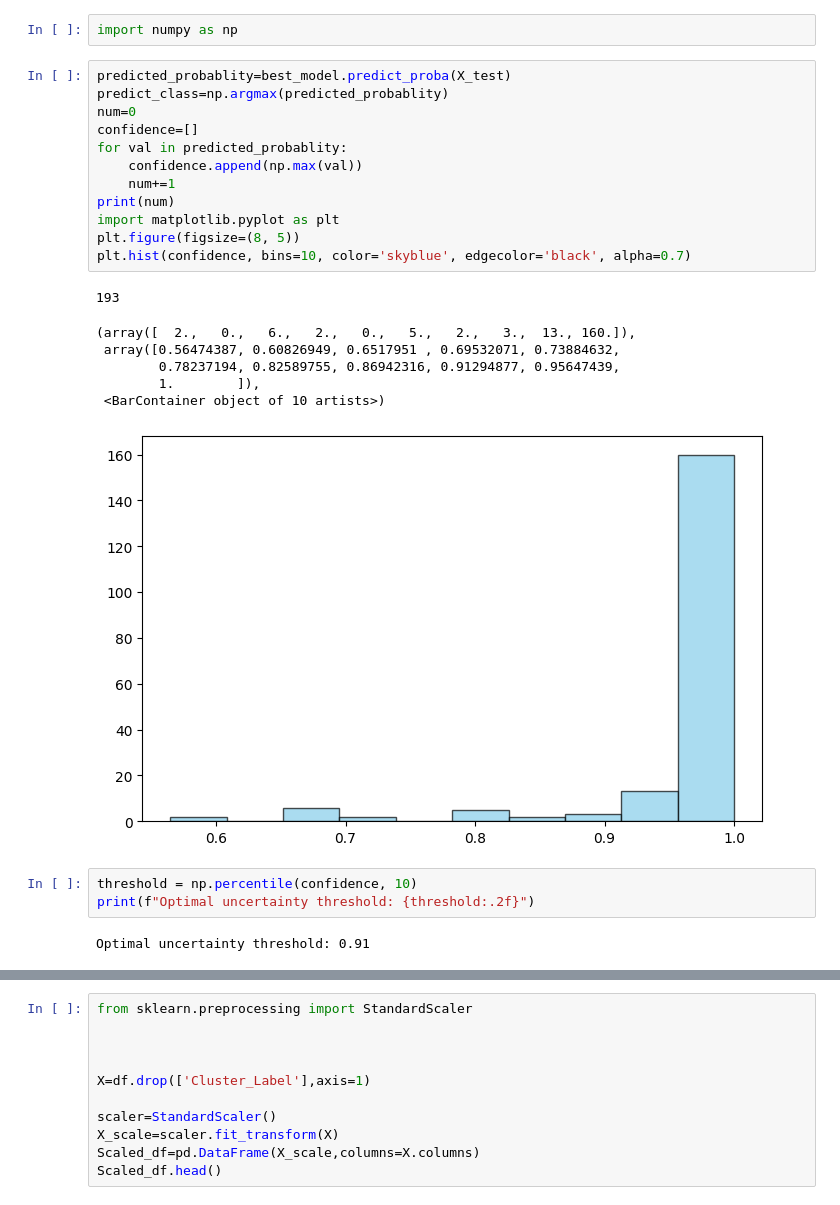
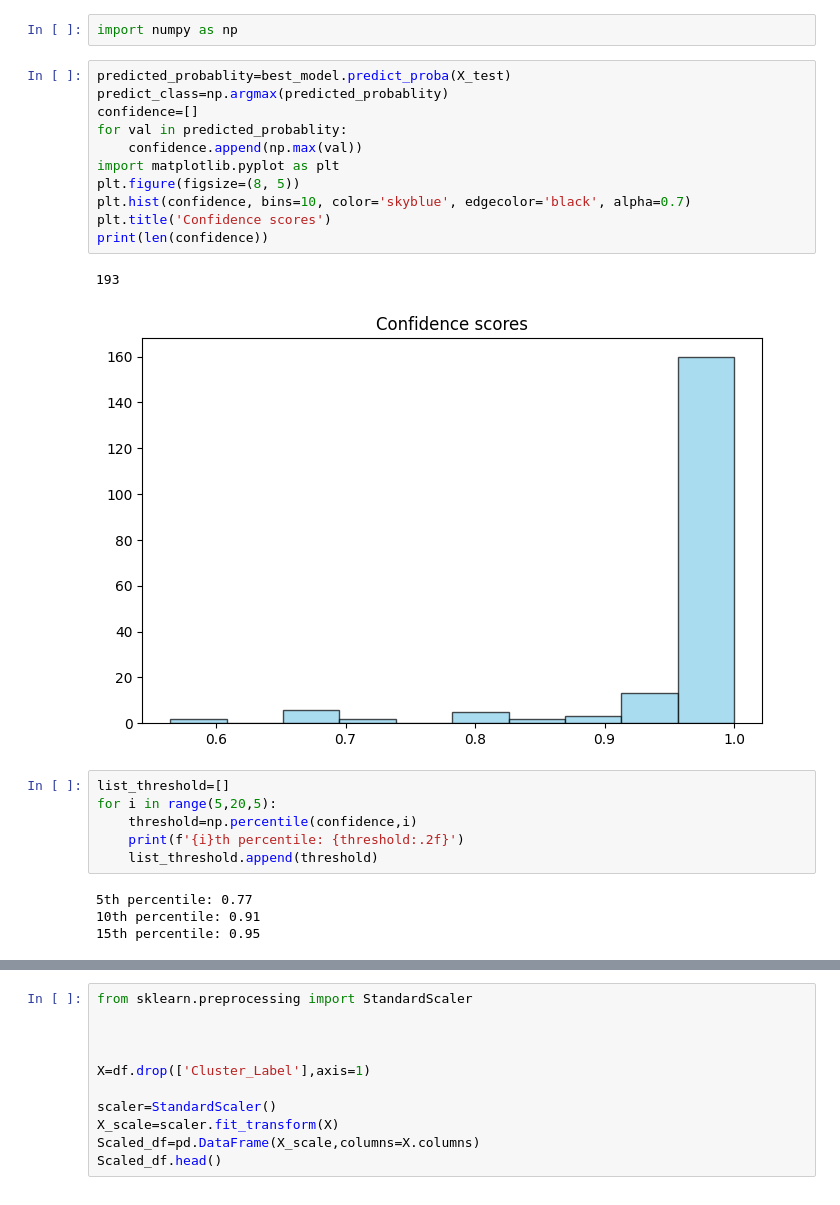
Before and after one commit to Dinithiii04/AgriLak, a Jupyter notebook: notebooks/Irrigation_model_traning.ipynb, the cells around one changed output, grey strips where cells are left out. Drawn from its saved outputs; the diff is of its cells as text.

Commit message:
used 5th 10th and 15th percentiles to select the best threshold

```diff
--- a/notebooks/Irrigation_model_traning.ipynb
+++ b/notebooks/Irrigation_model_traning.ipynb
@@ -89,25 +89,24 @@ import numpy as np
 # %%
 predicted_probablity=best_model.predict_proba(X_test)
 predict_class=np.argmax(predicted_probablity)
-num=0
 confidence=[]
 for val in predicted_probablity:
     confidence.append(np.max(val))
-    num+=1
-print(num)
 import matplotlib.pyplot as plt
 plt.figure(figsize=(8, 5))
 plt.hist(confidence, bins=10, color='skyblue', edgecolor='black', alpha=0.7)
+plt.title('Confidence scores')
+print(len(confidence))
 # %% [output]
 193
-(array([  2.,   0.,   6.,   2.,   0.,   5.,   2.,   3.,  13., 160.]),
- array([0.56474387, 0.60826949, 0.6517951 , 0.69532071, 0.73884632,
-        0.78237194, 0.82589755, 0.86942316, 0.91294877, 0.95647439,
-        1.        ]),
- <BarContainer object of 10 artists>)
-[figure, old version]
+[figure, new version]
-# %%
-threshold = np.percentile(confidence, 10)
-print(f"Optimal uncertainty threshold: {threshold:.2f}")
-# %% [output]
-Optimal uncertainty threshold: 0.91
+# %%
+list_threshold=[]
+for i in range(5,20,5):
+    threshold=np.percentile(confidence,i)
+    print(f'{i}th percentile: {threshold:.2f}')
+    list_threshold.append(threshold)
+# %% [output]
+5th percentile: 0.77
+10th percentile: 0.91
+15th percentile: 0.95
```
Also changed, not shown: parts of 5 cells of this notebook.
